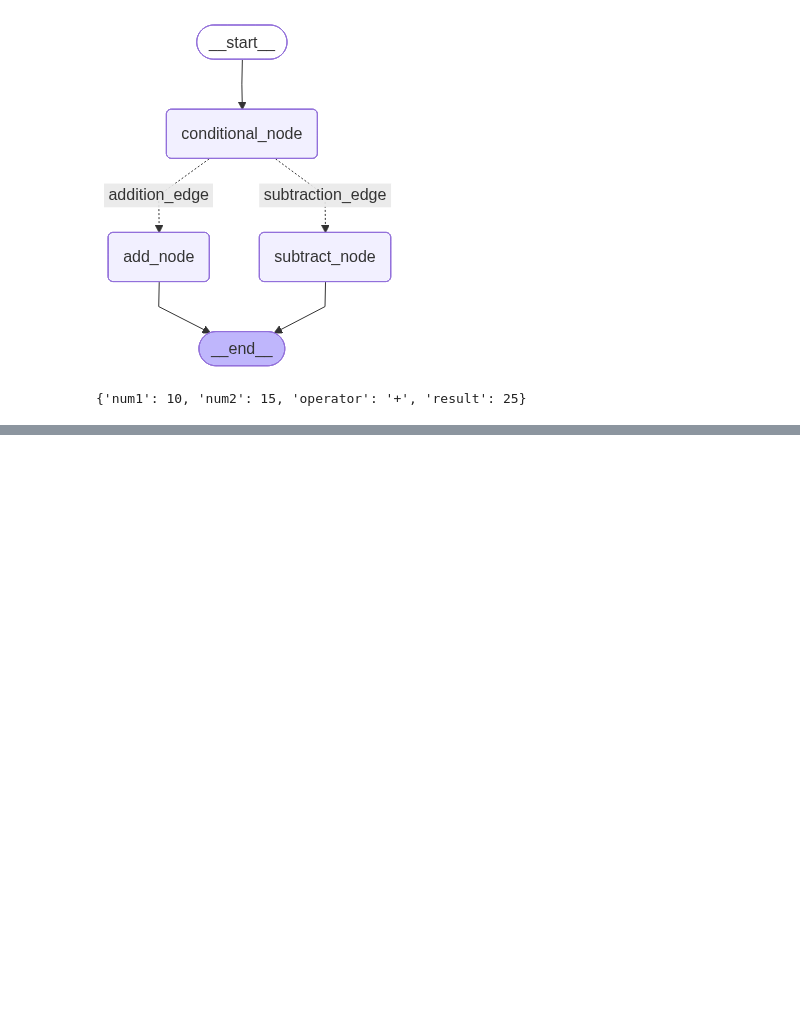
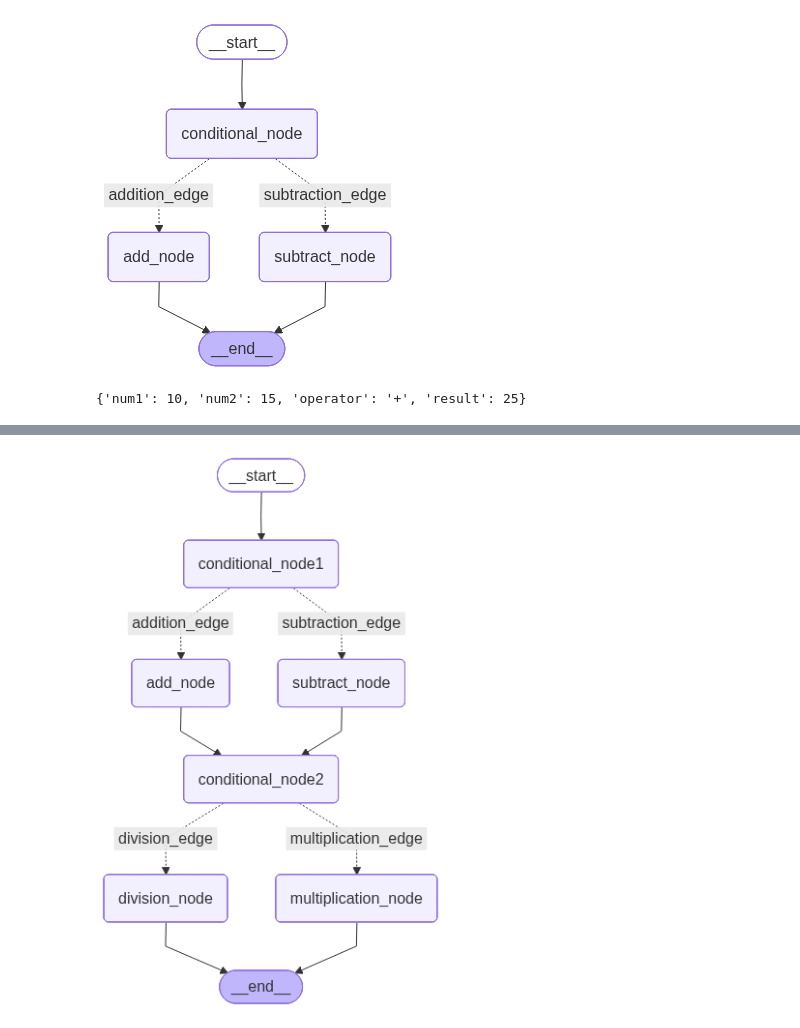
Before and after one commit to amandeep-singh28/Summer-PEP, a Jupyter notebook: LangGraph/conditionalGraph.ipynb, the cells around one changed output, grey strips where cells are left out. Cells and saved outputs as stored; diff of their text form; code cells hidden in the pictures; blank space fills up the shorter version.

Commit message:
2 Conditional Branch Example

```diff
--- a/LangGraph/conditionalGraph.ipynb
+++ b/LangGraph/conditionalGraph.ipynb
@@ -56,0 +99,42 @@ app.invoke({
+# %%
+graph = StateGraph(AgentState)
+graph.add_node("add_node", addition)
+graph.add_node("subtract_node", subtraction)
+graph.add_node("division_node", division)
+graph.add_node("multiplication_node", multiplication)
+graph.add_node("conditional_node1", conditional_node1)
+graph.add_node("conditional_node2", conditional_node2)
+
+graph.add_edge("add_node", "conditional_node2")
+graph.add_edge("subtract_node", "conditional_node2")
+
+
+graph.set_entry_point("conditional_node1")
+
+graph.add_conditional_edges(
+    "conditional_node1",
+    decider_function1,
+    {
+        "addition_edge" : "add_node",
+        "subtraction_edge" : "subtract_node"
+    }
+)
+
+graph.add_conditional_edges(
+    "conditional_node2",
+    decider_function2,
+    {
+        "division_edge" : "division_node",
+        "multiplication_edge" : "multiplication_node"
+    }
+)
+
+
+graph.set_finish_point("division_node")
+graph.set_finish_point("multiplication_node")
+app = graph.compile()
+# %%
+from IPython.display import display, Image
+display(Image(app.get_graph().draw_mermaid_png()))
+# %% [output]
+[figure, added]
```
Also changed, not shown: parts of 6 cells of this notebook.
